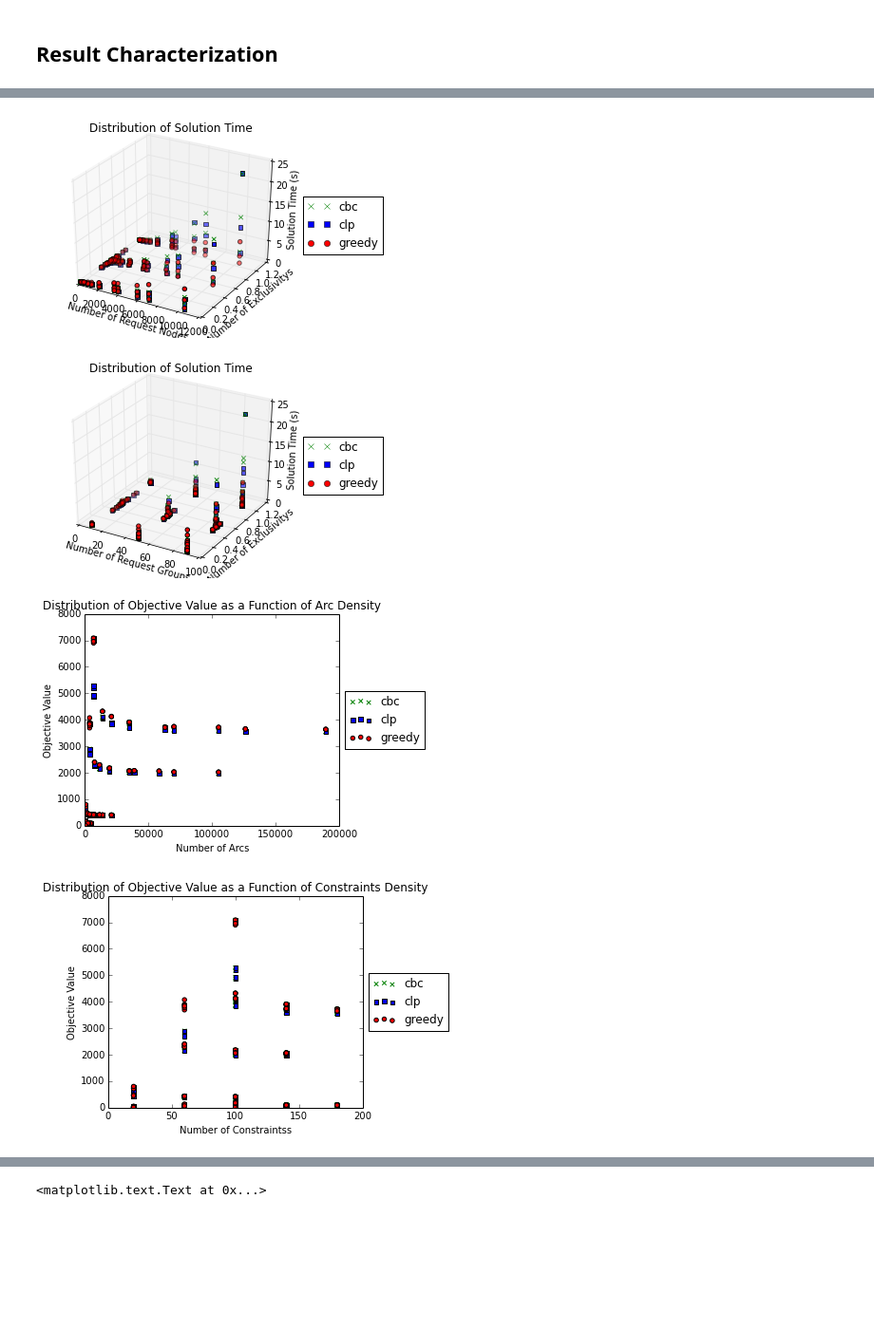
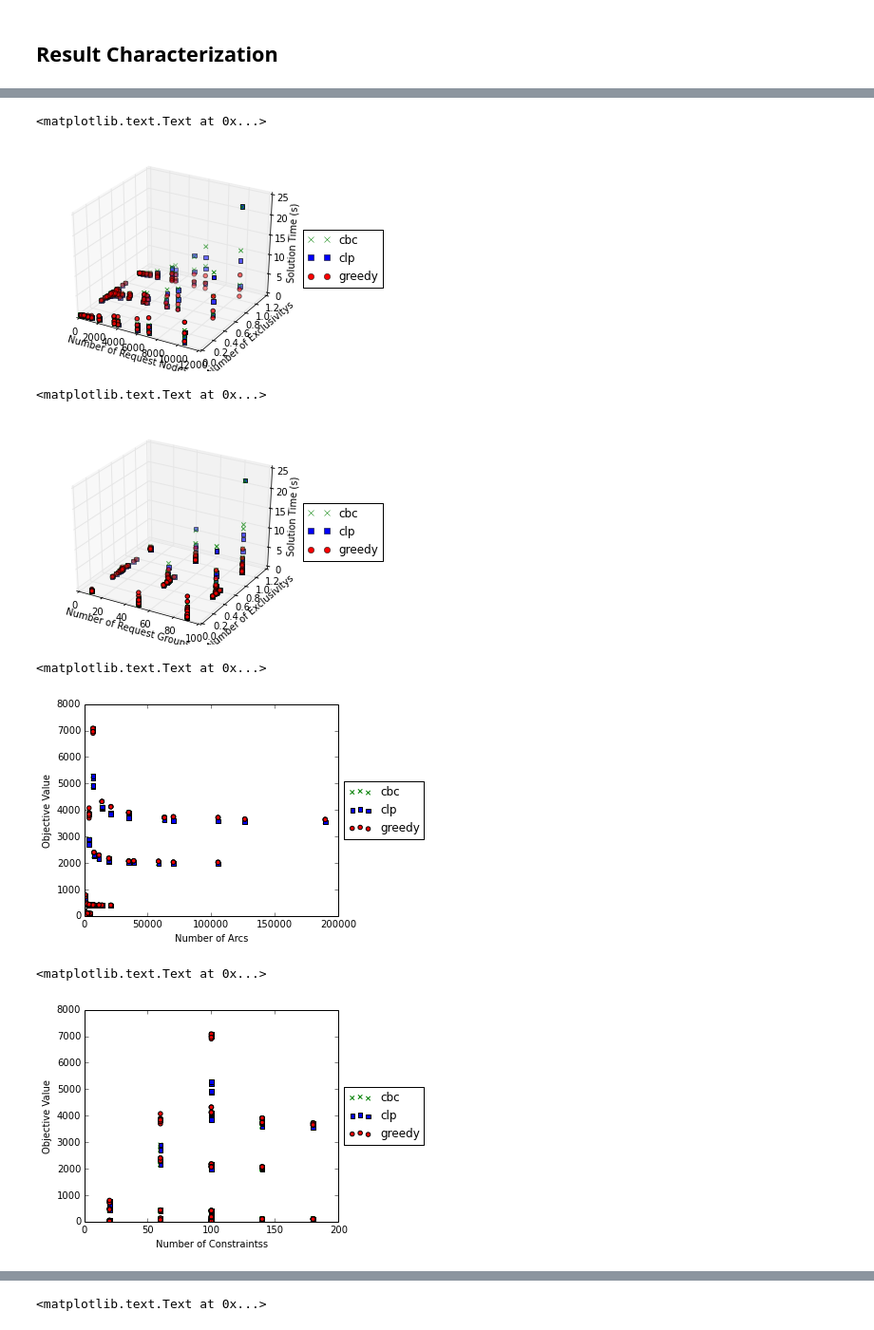
Before and after one commit to gidden/cyclopts, a Jupyter notebook: nbs/Cyclopts Run Analysis.ipynb, the cells around one changed output, grey strips where cells are left out. Shown at 95% size. Drawn from its saved outputs; the diff is of its cells as text; code cells hidden in the pictures; blank space fills up the shorter version.

```diff
--- a/nbs/Cyclopts Run Analysis.ipynb
+++ b/nbs/Cyclopts Run Analysis.ipynb
@@ -239,31 +192,43 @@ xname = 'Request Node'
 xhandle = 'n_u_nodes'
 yname = 'Exclusivity'
 yhandle = 'excl_frac'
-plot_xyz(xname, xhandle, yname, yhandle)
+ax = analysis.plot_xyz(props, xhandle, props, yhandle, times)
+ax.set_xlabel('Number of {0}s'.format(xname))
+ax.set_ylabel('Number of {0}s'.format(yname))
+ax.set_zlabel('Solution Time (s)')
 # %% [output]
+<matplotlib.text.Text at 0x...>
-[figure, old version]
+[figure, new version]
 # %%
 xname = 'Request Group'
 xhandle = 'n_u_grps'
 yname = 'Exclusivity'
 yhandle = 'excl_frac'
-plot_xyz(xname, xhandle, yname, yhandle)
+ax = analysis.plot_xyz(props, xhandle, props, yhandle, times)
+ax.set_xlabel('Number of {0}s'.format(xname))
+ax.set_ylabel('Number of {0}s'.format(yname))
+ax.set_zlabel('Solution Time (s)')
 # %% [output]
+<matplotlib.text.Text at 0x...>
-[figure, old version]
+[figure, new version]
 # %%
 xname = 'Arc'
 xhandle = 'n_arcs'
-plot_xy(xname, xhandle, yvals=objectives, ylabel='Objective Value',
-        title_type='Objective Value')
+analysis.plot_xy(props, xhandle, objectives)
+plt.xlabel('Number of {0}s'.format(xname))
+plt.ylabel('Objective Value')
 # %% [output]
+<matplotlib.text.Text at 0x...>
-[figure, old version]
+[figure, new version]
 # %%
 xname = 'Constraints'
 xhandle = 'n_constrs'
-plot_xy(xname, xhandle, yvals=objectives, ylabel='Objective Value',
-        title_type='Objective Value')
+analysis.plot_xy(props, xhandle, objectives)
+plt.xlabel('Number of {0}s'.format(xname))
+plt.ylabel('Objective Value')
 # %% [output]
+<matplotlib.text.Text at 0x...>
-[figure, old version]
+[figure, new version]
 # %%
 xname = 'Request Node'
 xhandle = 'n_u_nodes'
```
Also changed, not shown: parts of 23 cells of this notebook, 1 other file.
